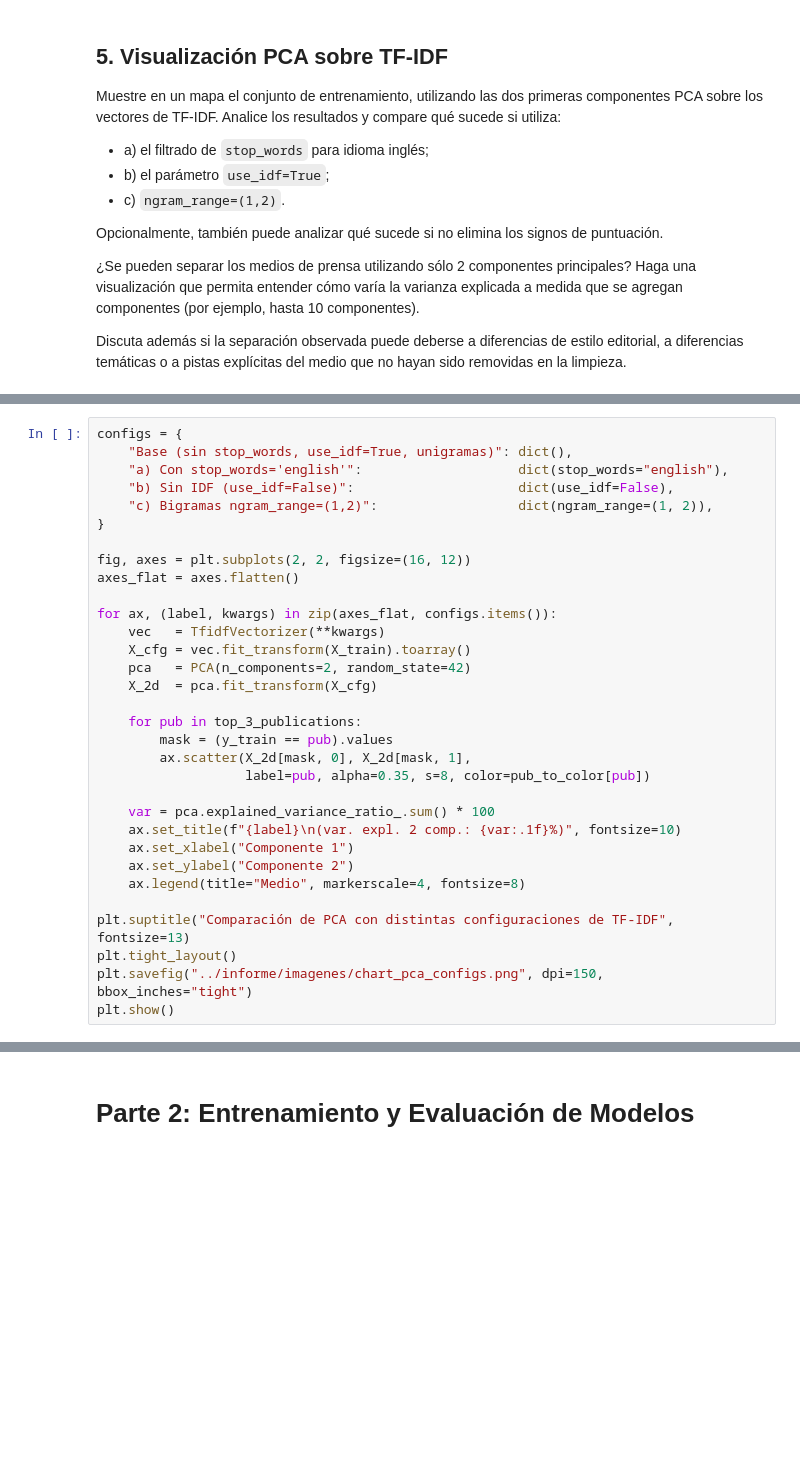
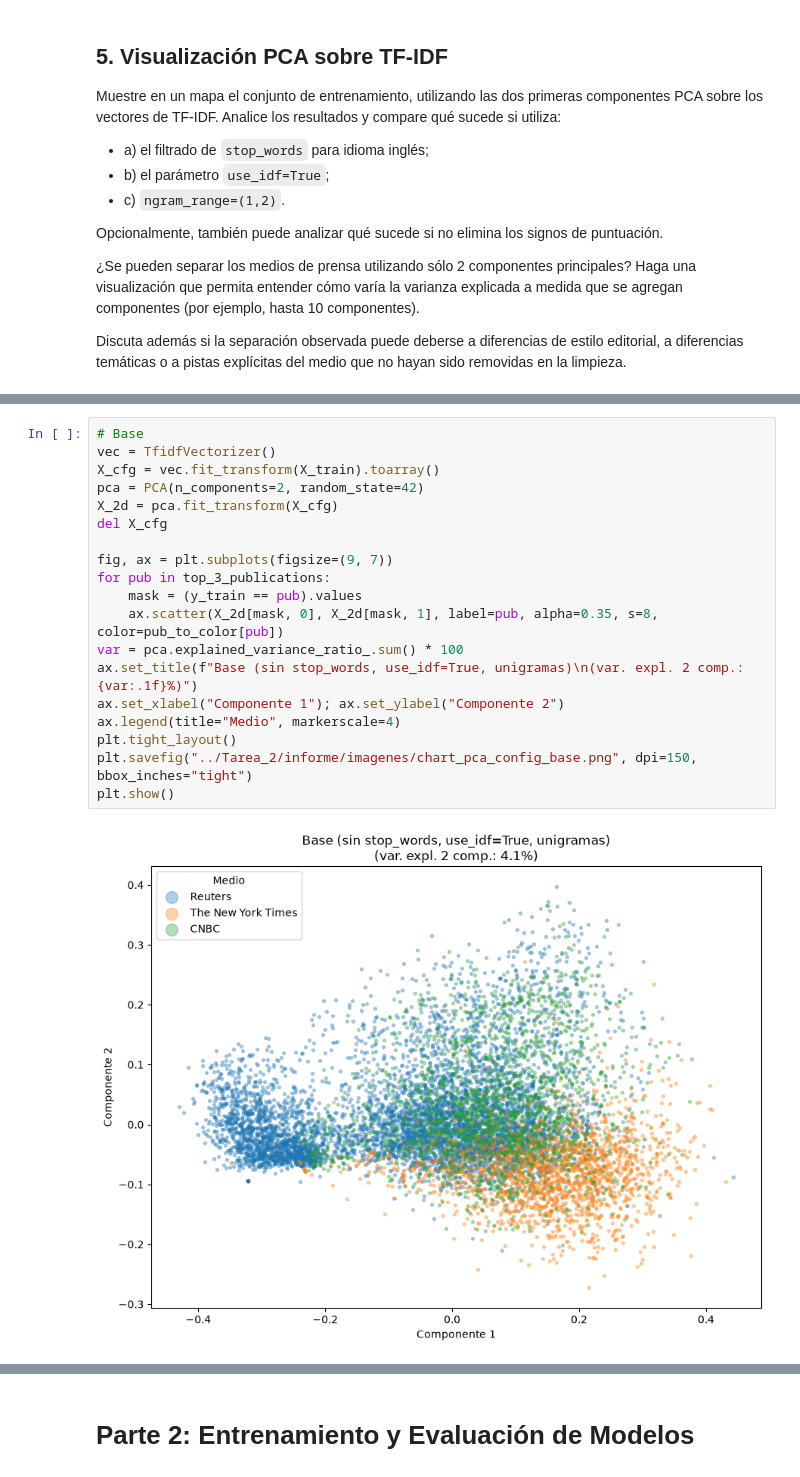
Before and after one commit to Nicolasvb23/intro-cd, a Jupyter notebook: Tarea_2/2026_tarea2.ipynb, the cells around one changed output, grey strips where cells are left out. Cells and saved outputs as stored; diff of their text form; blank space fills up the shorter version.

Commit message:
tarea 2: biplots por config, informe actualizado

```diff
--- a/Tarea_2/2026_tarea2.ipynb
+++ b/Tarea_2/2026_tarea2.ipynb
@@ -329,32 +346,21 @@ print(f"Varianza explicada con 2 componentes: {var1 + var2:.1f}%")
 # %%
-configs = {
-    "Base (sin stop_words, use_idf=True, unigramas)": dict(),
-    "a) Con stop_words='english'":                    dict(stop_words="english"),
-    "b) Sin IDF (use_idf=False)":                     dict(use_idf=False),
-    "c) Bigramas ngram_range=(1,2)":                  dict(ngram_range=(1, 2)),
-}
+# Base
+vec = TfidfVectorizer()
+X_cfg = vec.fit_transform(X_train).toarray()
+pca = PCA(n_components=2, random_state=42)
+X_2d = pca.fit_transform(X_cfg)
+del X_cfg
 
-fig, axes = plt.subplots(2, 2, figsize=(16, 12))
-axes_flat = axes.flatten()
-
-for ax, (label, kwargs) in zip(axes_flat, configs.items()):
-    vec   = TfidfVectorizer(**kwargs)
-    X_cfg = vec.fit_transform(X_train).toarray()
-    pca   = PCA(n_components=2, random_state=42)
-    X_2d  = pca.fit_transform(X_cfg)
-
-    for pub in top_3_publications:
-        mask = (y_train == pub).values
-        ax.scatter(X_2d[mask, 0], X_2d[mask, 1],
-                   label=pub, alpha=0.35, s=8, color=pub_to_color[pub])
-
-    var = pca.explained_variance_ratio_.sum() * 100
-    ax.set_title(f"{label}\n(var. expl. 2 comp.: {var:.1f}%)", fontsize=10)
-    ax.set_xlabel("Componente 1")
-    ax.set_ylabel("Componente 2")
-    ax.legend(title="Medio", markerscale=4, fontsize=8)
-
-plt.suptitle("Comparación de PCA con distintas configuraciones de TF-IDF", fontsize=13)
+fig, ax = plt.subplots(figsize=(9, 7))
+for pub in top_3_publications:
+    mask = (y_train == pub).values
+    ax.scatter(X_2d[mask, 0], X_2d[mask, 1], label=pub, alpha=0.35, s=8, color=pub_to_color[pub])
+var = pca.explained_variance_ratio_.sum() * 100
+ax.set_title(f"Base (sin stop_words, use_idf=True, unigramas)\n(var. expl. 2 comp.: {var:.1f}%)")
+ax.set_xlabel("Componente 1"); ax.set_ylabel("Componente 2")
+ax.legend(title="Medio", markerscale=4)
 plt.tight_layout()
-plt.savefig("../informe/imagenes/chart_pca_configs.png", dpi=150, bbox_inches="tight")
+plt.savefig("../Tarea_2/informe/imagenes/chart_pca_config_base.png", dpi=150, bbox_inches="tight")
 plt.show()
+# %% [output]
+[figure, added]
```
Also changed, not shown: parts of 14 cells of this notebook, 1 other file.
